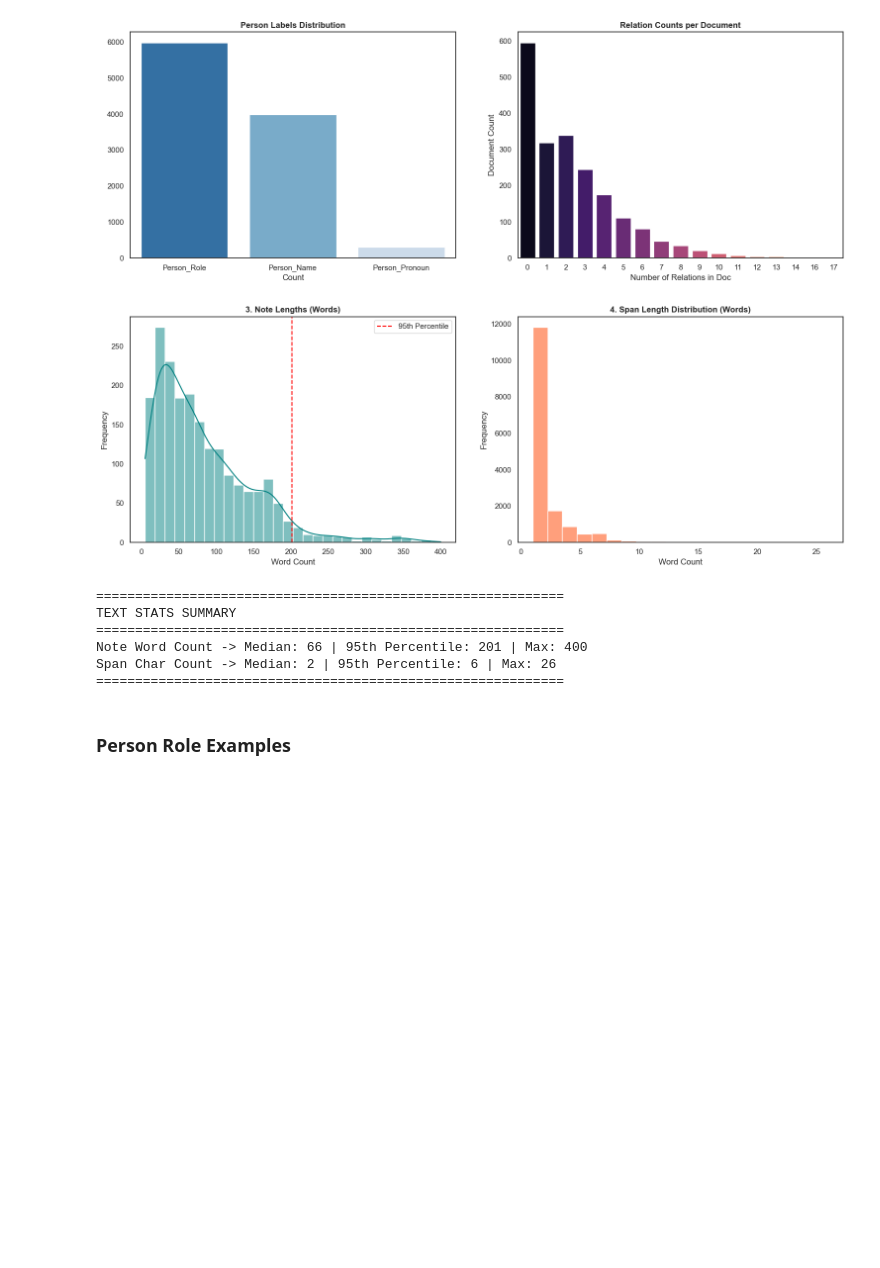
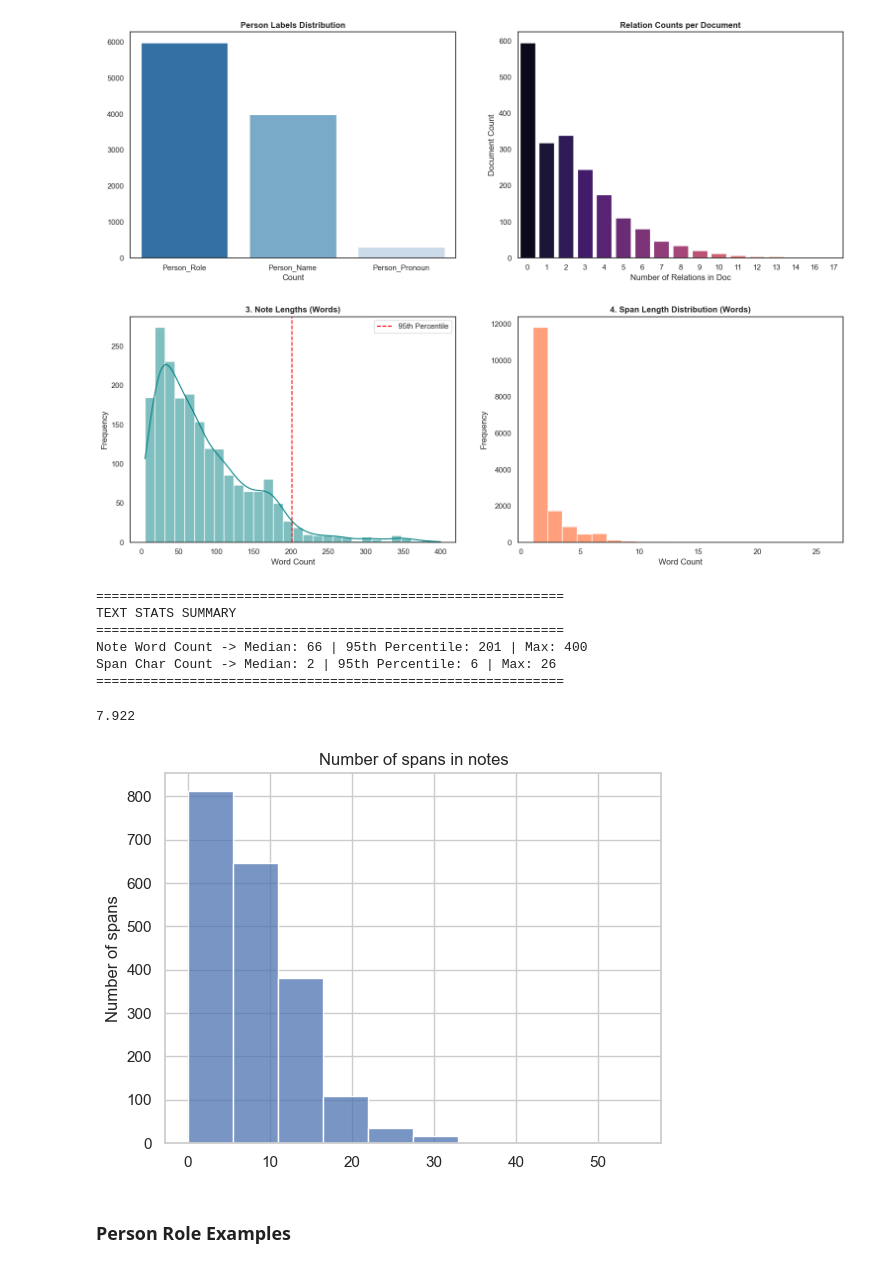
Before and after one commit to notatiyyah/CS3D6-Code, a Jupyter notebook: src/preprocessing/5_process_annotated_data.ipynb, the cells around one changed output. Saved outputs shown, nothing was run; the diff lists cells and outputs as text; code cells hidden in the pictures; blank space fills up the shorter version.

```diff
--- a/src/preprocessing/5_process_annotated_data.ipynb
+++ b/src/preprocessing/5_process_annotated_data.ipynb
@@ -350,6 +411,17 @@ TEXT STATS SUMMARY
 Note Word Count -> Median: 66 | 95th Percentile: 201 | Max: 400
 Span Char Count -> Median: 2 | 95th Percentile: 6 | Max: 26
 ============================================================
+# %%
+note_span_counts = [len(r['needs']) + len(r['persons']) for r in records]
+ax = sns.histplot(note_span_counts, bins=10)
+ax.set_title("Number of spans in notes")
+ax.set_ylabel("Number of spans")
+
+
+np.average(note_span_counts)
+# %% [output]
+7.922
+[figure, added]
 # %% [markdown]
 ### Person Role Examples
 # %%
```
Also changed, not shown: parts of 9 cells of this notebook, 12 other files.
